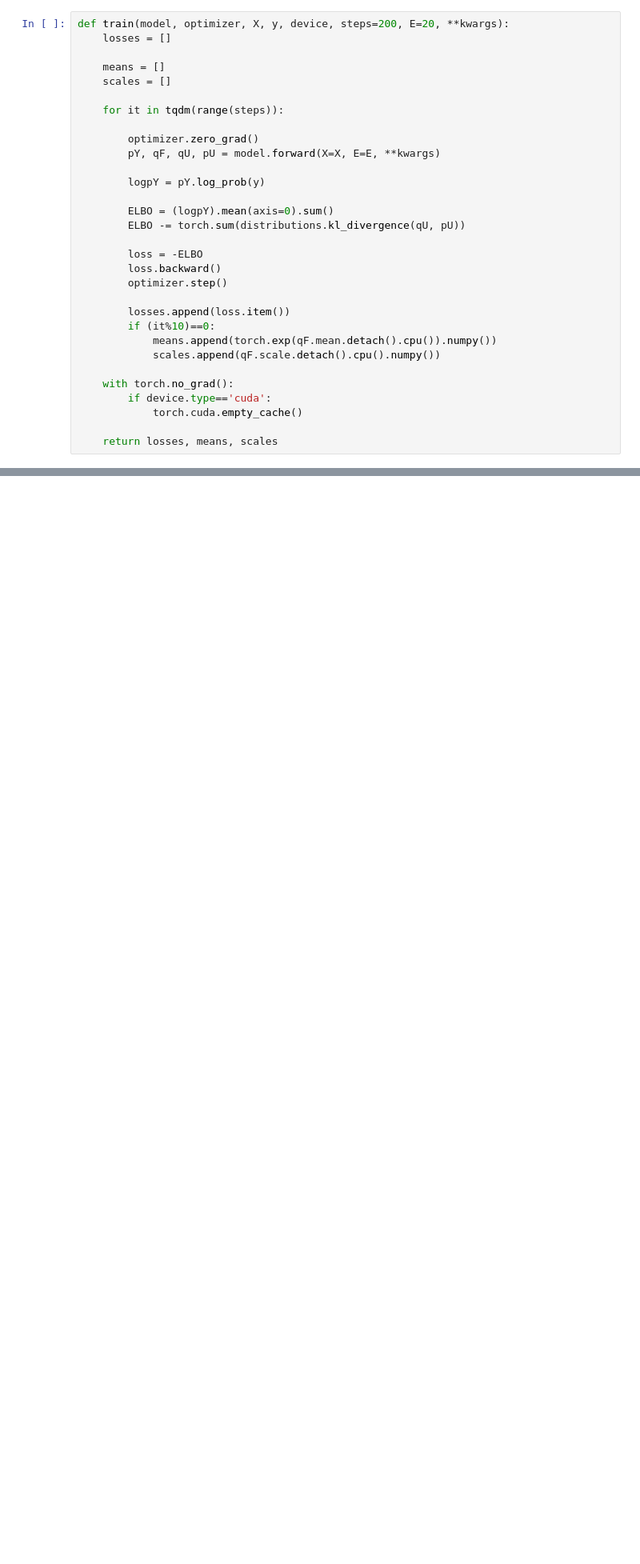
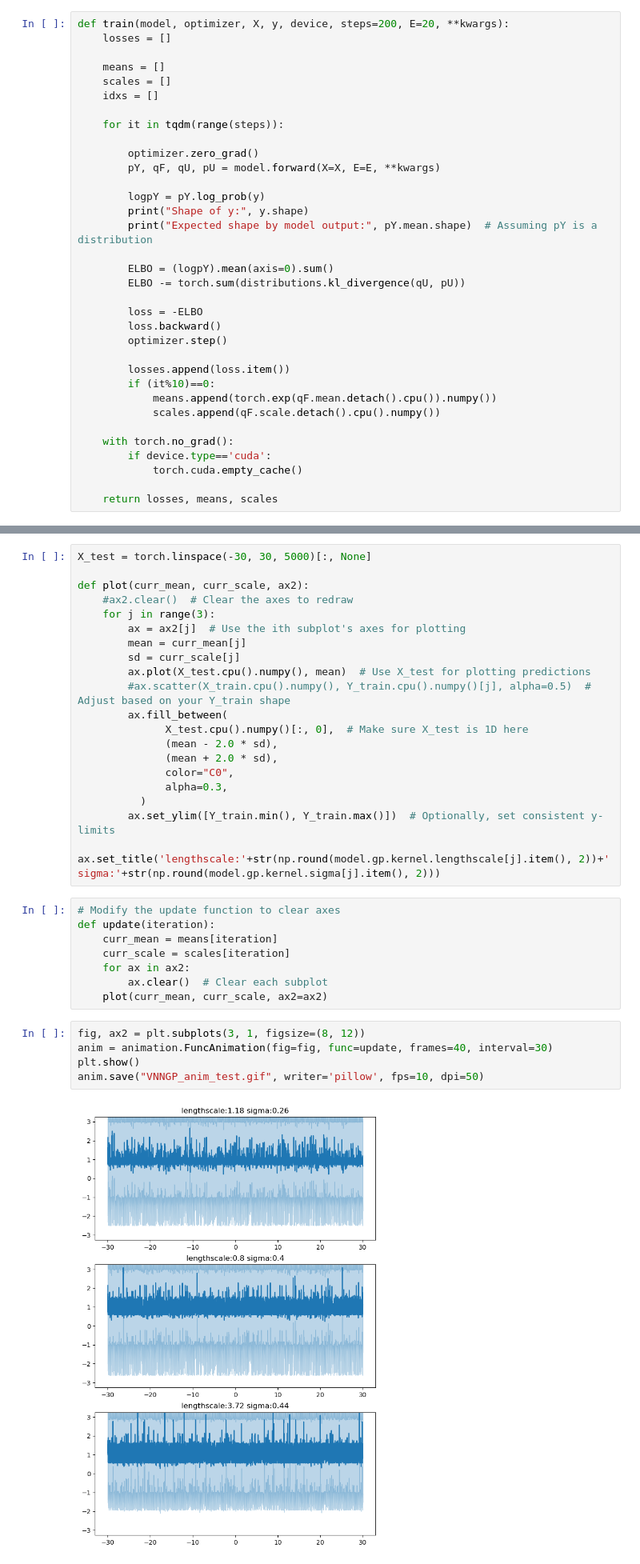
Before and after one commit to luisdiaz1997/GPzoo, a Jupyter notebook: notebooks/vnngp_multiple_gps.ipynb, the cells around one changed output, grey strips where cells are left out. Shown at 80% size. Drawn from its saved outputs; the diff is of its cells as text; blank space fills up the shorter version.

```diff
--- a/notebooks/vnngp_multiple_gps.ipynb
+++ b/notebooks/vnngp_multiple_gps.ipynb
@@ -37,6 +45,7 @@ def train(model, optimizer, X, y, device, steps=200, E=20, **kwargs):
 
     means = []
     scales = []
+    idxs = []
 
     for it in tqdm(range(steps)):
 
@@ -44,6 +53,8 @@ def train(model, optimizer, X, y, device, steps=200, E=20, **kwargs):
         pY, qF, qU, pU = model.forward(X=X, E=E, **kwargs)
 
         logpY = pY.log_prob(y)
+        print("Shape of y:", y.shape)
+        print("Expected shape by model output:", pY.mean.shape)  # Assuming pY is a distribution
 
         ELBO = (logpY).mean(axis=0).sum()
         ELBO -= torch.sum(distributions.kl_divergence(qU, pU))
@@ -141,0 +166,35 @@ for i in range(len(num_N)):
+# %%
+X_test = torch.linspace(-30, 30, 5000)[:, None]
+
+def plot(curr_mean, curr_scale, ax2):
+    #ax2.clear()  # Clear the axes to redraw
+    for j in range(3):
+        ax = ax2[j]  # Use the ith subplot's axes for plotting
+        mean = curr_mean[j]
+        sd = curr_scale[j]
+        ax.plot(X_test.cpu().numpy(), mean)  # Use X_test for plotting predictions
+        #ax.scatter(X_train.cpu().numpy(), Y_train.cpu().numpy()[j], alpha=0.5)  # Adjust based on your Y_train shape
+        ax.fill_between(
+              X_test.cpu().numpy()[:, 0],  # Make sure X_test is 1D here
+              (mean - 2.0 * sd),
+              (mean + 2.0 * sd),
+              color="C0",
+              alpha=0.3,
+          )
+        ax.set_ylim([Y_train.min(), Y_train.max()])  # Optionally, set consistent y-limits
+        ax.set_title('lengthscale:'+str(np.round(model.gp.kernel.lengthscale[j].item(), 2))+' sigma:'+str(np.round(model.gp.kernel.sigma[j].item(), 2)))
+# %%
+# Modify the update function to clear axes
+def update(iteration):
+    curr_mean = means[iteration]
+    curr_scale = scales[iteration]
+    for ax in ax2:
+        ax.clear()  # Clear each subplot
+    plot(curr_mean, curr_scale, ax2=ax2)
+# %%
+fig, ax2 = plt.subplots(3, 1, figsize=(8, 12))
+anim = animation.FuncAnimation(fig=fig, func=update, frames=40, interval=30)
+plt.show()
+anim.save("VNNGP_anim_test.gif", writer='pillow', fps=10, dpi=50)
+# %% [output]
+[figure, added]
```
Also changed, not shown: parts of 17 cells of this notebook, 2 other files.
